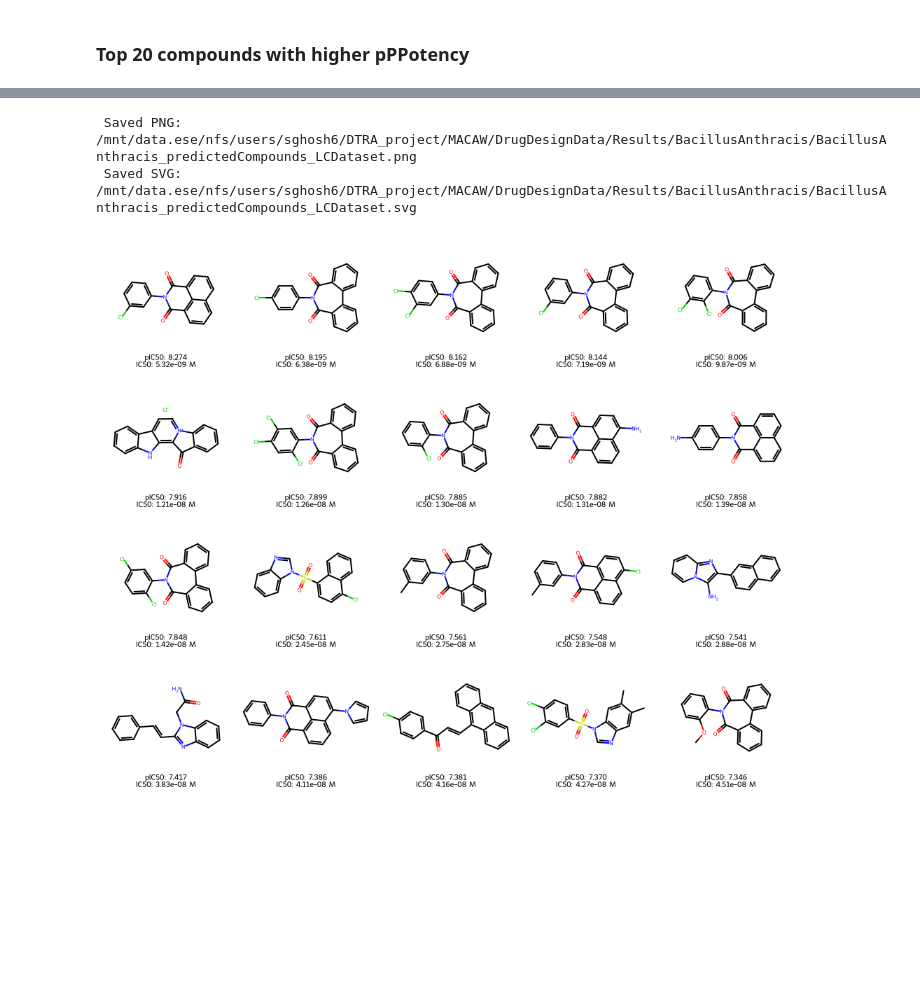
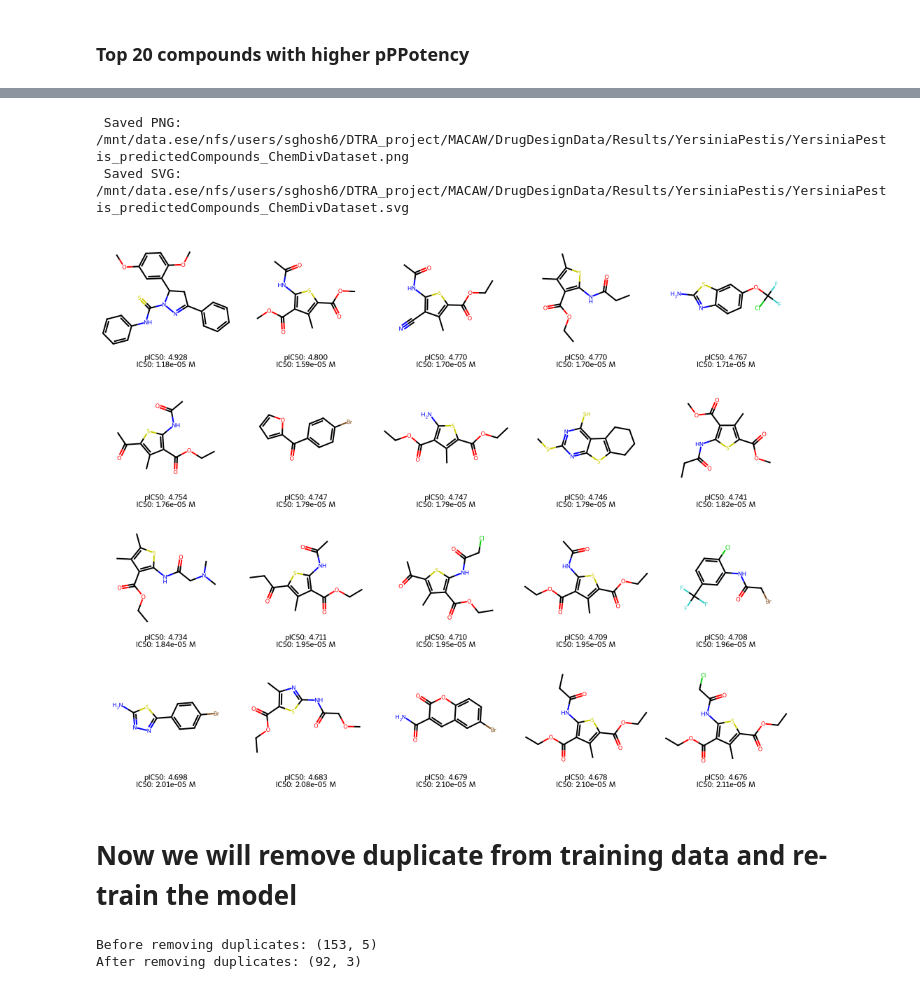
Before and after one commit to soumyadeepghosh35/DTRA_DrugDesign, a Jupyter notebook: PubchemData/Step3_MACAW_bacteria-YersiniaPestis.ipynb, the cells around one changed output, grey strips where cells are left out. Saved outputs shown, nothing was run; the diff lists cells and outputs as text; code cells hidden in the pictures; blank space fills up the shorter version.

```diff
--- a/PubchemData/Step3_MACAW_bacteria-YersiniaPestis.ipynb
+++ b/PubchemData/Step3_MACAW_bacteria-YersiniaPestis.ipynb
@@ -104,6 +115,6 @@ allBacteriaData_chEMBL
 ### Remove the trailing 'Data_chEMBL_combined.csv' from each entry in the 'Virus' column
 # %%
 allBacteriaData_chEMBL['Virus'] = allBacteriaData_chEMBL['Virus'].str.replace('Data_chEMBL_combined.csv', '', regex=False)
-allBacteriaData_chEMBL.rename(columns={'Virus': 'Bacteria'}, inplace=True)
+allBacteriaData_chEMBL.rename(columns={'Virus': 'BacteriaClassifier'}, inplace=True)
 allBacteriaData_chEMBL
 # %% [output]
@@ -1193,13 +1138,4 @@ IC50 Range (M):  4.512e-08 - 5.321e-09
 # %%
-from rdkit import Chem
-from rdkit.Chem import Draw
-import os
-from PIL import Image
-
-# Setup paths
-output_dir = resultsDir + 'BacillusAnthracis/'
-os.makedirs(output_dir, exist_ok=True)
-
 # Get molecules
 molecules = [Chem.MolFromSmiles(smi) for smi in LCAntibacterialsData_top20.SMILES[:50]]
 
@@ -1220,7 +1156,7 @@ img = Draw.MolsToGridImage(
 )
 
 # Save PNG
-output_png = output_dir + 'BacillusAnthracis_predictedCompounds_LCDataset.png'
+output_png = resultsDir + 'YersiniaPestis/YersiniaPestis_predictedCompounds_LCDataset.png'
 img.save(output_png, dpi=(600, 600))
 print(f" Saved PNG: {output_png}")
 
@@ -1233,7 +1169,7 @@ svg = Draw.MolsToGridImage(
     legends=legends
 )
 
-output_svg = output_dir + 'BacillusAnthracis_predictedCompounds_LCDataset.svg'
+output_svg = resultsDir + 'YersiniaPestis/YersiniaPestis_predictedCompounds_LCDataset.svg'
 with open(output_svg, 'w') as f:
     f.write(svg.data)
 print(f" Saved SVG: {output_svg}")
@@ -1287,16 +1239,0 @@ ChemDivAntiBioticData
-# %%
-print(f"\nOriginal shape: {ChemDivAntiBioticData.shape}")
-
-# Show duplicate SMILES if any
-duplicates = ChemDivAntiBioticData[ChemDivAntiBioticData.duplicated(subset='SMILES', keep=False)]
-if len(duplicates) > 0:
-    print(f"\nFound {duplicates['SMILES'].nunique()} SMILES that appear multiple times:")
-    print(duplicates.groupby('SMILES').size().sort_values(ascending=False).head(10))
-
-# Remove duplicates (keep first occurrence)
-ChemDivAntiBioticData = ChemDivAntiBioticData.drop_duplicates(subset='SMILES', keep='first')
-
-print(f"\nAfter removing duplicates: {ChemDivAntiBioticData.shape}")
-smi_lib = ChemDivAntiBioticData.SMILES
-print(f"Total compounds to screen: {len(smi_lib)}")
-ChemDivAntiBioticData.head()
@@ -1525,13 +1439,4 @@ IC50 Range (M):  4.512e-08 - 5.321e-09
 # %%
-from rdkit import Chem
-from rdkit.Chem import Draw
-import os
-from PIL import Image
-
-# Setup paths
-output_dir = resultsDir + 'BacillusAnthracis/'
-os.makedirs(output_dir, exist_ok=True)
-
 # Get molecules
 molecules = [Chem.MolFromSmiles(smi) for smi in ChemDivAntiBioticData_top20.SMILES[:50]]
 
@@ -1544,35 +1449,63 @@ for idx, row in ChemDivAntiBioticData_top20[:50].iterrows():
 # Generate PNG image
 img = Draw.MolsToGridImage(
     molecules,
     subImgSize=(200, 200),
     molsPerRow=5,
     useSVG=False,
     legends=legends,
     returnPNG=False  # Returns PIL Image object
 )
 
 # Save PNG
-output_png = output_dir + 'BacillusAnthracis_predictedCompounds_ChemDivDataset.png'
+output_png = resultsDir + 'YersiniaPestis/YersiniaPestis_predictedCompounds_ChemDivDataset.png'
 img.save(output_png, dpi=(600, 600))
 print(f" Saved PNG: {output_png}")
 
 # Generate and save SVG
 svg = Draw.MolsToGridImage(
     molecules,
     subImgSize=(200, 200),
     molsPerRow=5,
     useSVG=True,
     legends=legends
 )
 
-output_svg = output_dir + 'BacillusAnthracis_predictedCompounds_ChemDivDataset.svg'
+output_svg = resultsDir + 'YersiniaPestis/YersiniaPestis_predictedCompounds_ChemDivDataset.svg'
 with open(output_svg, 'w') as f:
     f.write(svg.data)
 print(f" Saved SVG: {output_svg}")
 
 
 display(img)
 # %% [output]
- Saved PNG: /mnt/data.ese/nfs/users/sghosh6/DTRA_project/MACAW/DrugDesignData/Results/BacillusAnthracis/BacillusAnthracis_predictedCompounds_LCDataset.png
- Saved SVG: /mnt/data.ese/nfs/users/sghosh6/DTRA_project/MACAW/DrugDesignData/Results/BacillusAnthracis/BacillusAnthracis_predictedCompounds_LCDataset.svg
+ Saved PNG: /mnt/data.ese/nfs/users/sghosh6/DTRA_project/MACAW/DrugDesignData/Results/YersiniaPestis/YersiniaPestis_predictedCompounds_ChemDivDataset.png
+ Saved SVG: /mnt/data.ese/nfs/users/sghosh6/DTRA_project/MACAW/DrugDesignData/Results/YersiniaPestis/YersiniaPestis_predictedCompounds_ChemDivDataset.svg
-[figure, old version]
+[figure, new version]
+# %% [markdown]
+# Now we will remove duplicate from training data and re-train the model
+# %%
+# Print shape before removing duplicates
+print("Before removing duplicates:", YersiniaPestisData_chEMBL.shape)
+
+# Aggregate duplicates *within the same bacteria*
+aggDF = (
+    YersiniaPestisData_chEMBL.groupby(['Smiles', 'BacteriaClassifier'], as_index=False)
+      .agg({'pPotency': 'median'})   # or 'mean' if you prefer
+)
+
+# Merge back non-target columns (like MACAW features)
+YersiniaPestisData_chEMBL_noDuplicates = (aggDF
+      .merge(
+          aggDF.drop(columns=['pPotency']),
+          on=['Smiles', 'BacteriaClassifier'],
+          how='left'
+      )
+      .drop_duplicates(subset=['Smiles', 'BacteriaClassifier'])
+      .reset_index(drop=True)
+)
+
+# Print shape after removing duplicates
+print("After removing duplicates:", YersiniaPestisData_chEMBL_noDuplicates.shape)
+# %% [output]
+Before removing duplicates: (153, 5)
+After removing duplicates: (92, 3)
```
Also changed, not shown: parts of 142 cells of this notebook.
